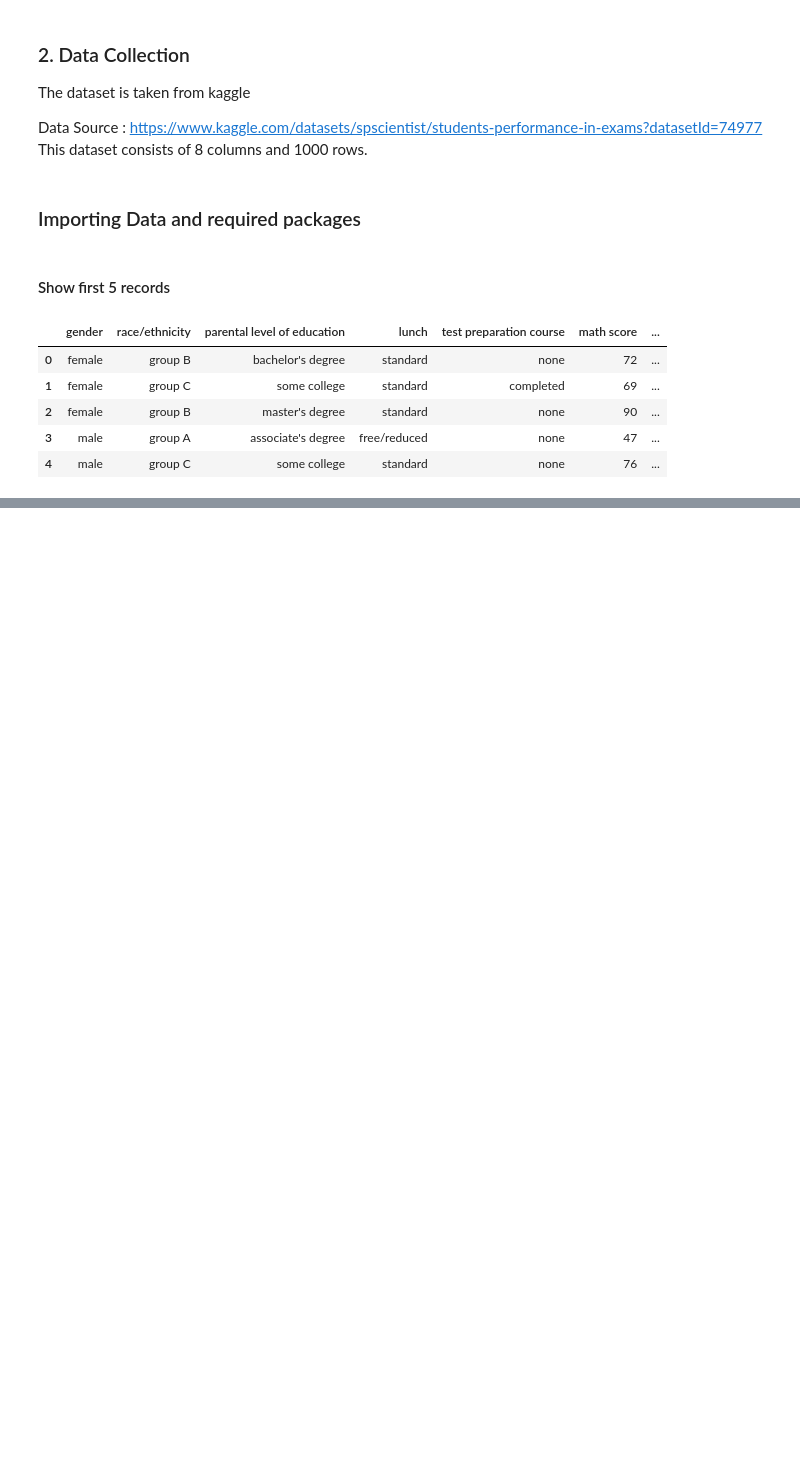
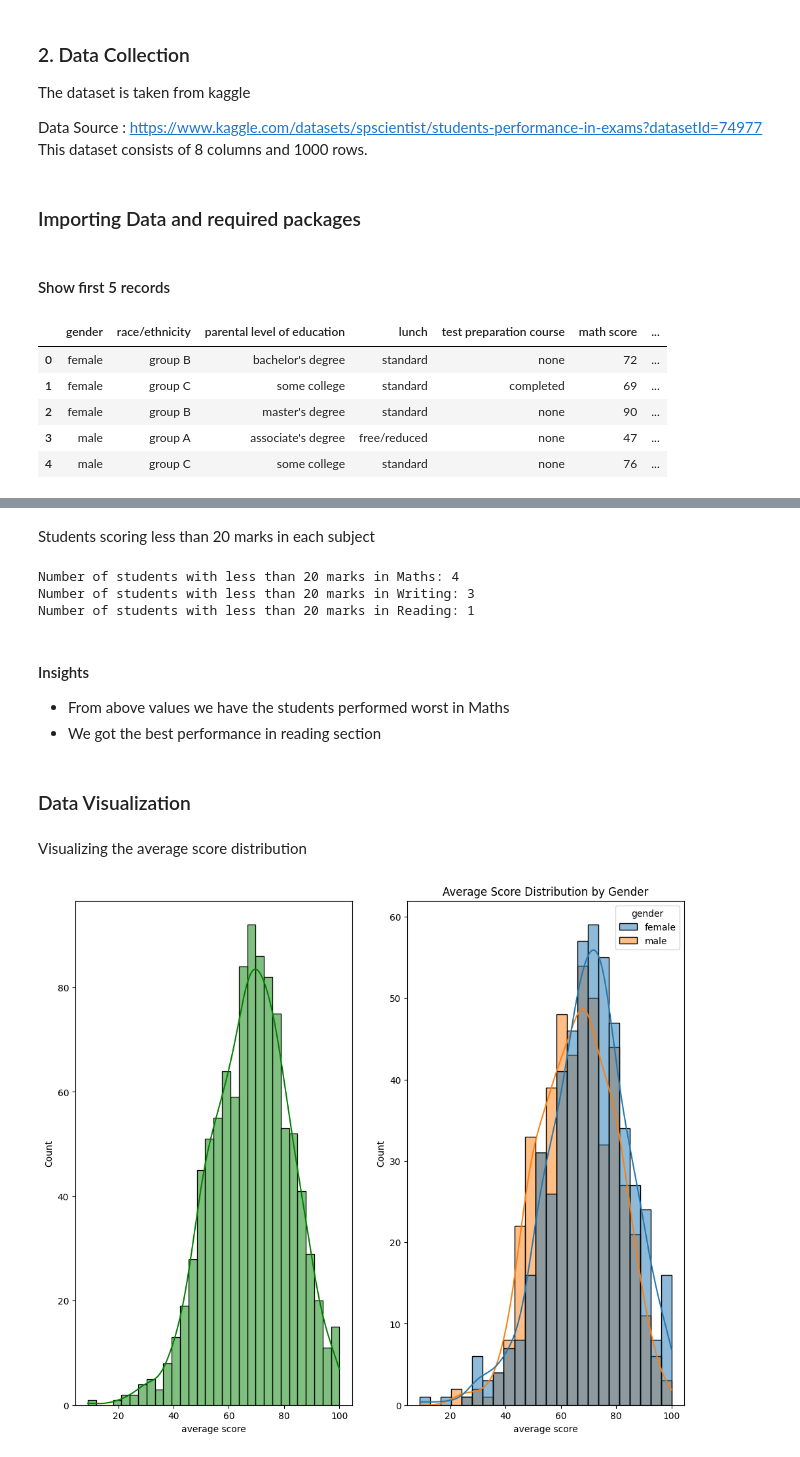
Before and after one commit to girishsawant98/mlprojects, a Jupyter notebook: notebook/EDA-StudentPerformance.ipynb, the cells around one changed output, grey strips where cells are left out. Cells and saved outputs as stored; diff of their text form; code cells hidden in the pictures; blank space fills up the shorter version.

```diff
--- a/notebook/EDA-StudentPerformance.ipynb
+++ b/notebook/EDA-StudentPerformance.ipynb
@@ -41,0 +146,4 @@ df.head(5)
+# %%
+df["total_score"] = df['math score'] + df['reading score'] + df['writing score']
+df['average score'] = df['total_score']/3
+df.head(2)
@@ -41,0 +169,34 @@ df.head(5)
+# %% [markdown]
+Students scoring less than 20 marks in each subject
+# %%
+reading_less_20 = df[df['reading score'] <= 20]['average score'].count()
+writing_less_20 = df[df['writing score'] <= 20]['average score'].count()
+math_less_20 = df[df['math score'] <= 20]['average score'].count()
+
+print(f'Number of students with less than 20 marks in Maths: {math_less_20}')
+print(f'Number of students with less than 20 marks in Writing: {writing_less_20}')
+print(f'Number of students with less than 20 marks in Reading: {reading_less_20}')
+# %% [output]
+Number of students with less than 20 marks in Maths: 4
+Number of students with less than 20 marks in Writing: 3
+Number of students with less than 20 marks in Reading: 1
+# %% [markdown]
+#### Insights
+
+- From above values we have the students performed worst in Maths
+- We got the best performance in  reading section
+# %% [markdown]
+### Data Visualization
+# %% [markdown]
+Visualizing the average score distribution
+# %%
+fig, ax = plt.subplots(1, 2, figsize=(12,10))
+
+plt.subplot(121)
+sns.histplot(data=df, x='average score', bins=30, kde=True,color='g')
+plt.subplot(122)
+sns.histplot(data=df,x='average score', kde=True, hue='gender')
+plt.title("Average Score Distribution by Gender")
+plt.show()
+# %% [output]
+[figure, added]
```
Also changed, not shown: parts of 47 cells of this notebook, 4 other files.
